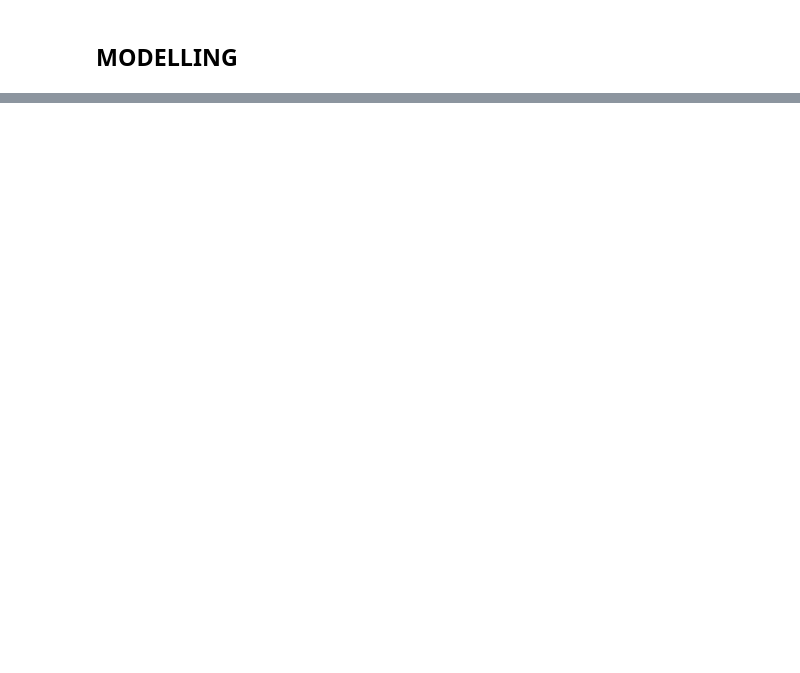
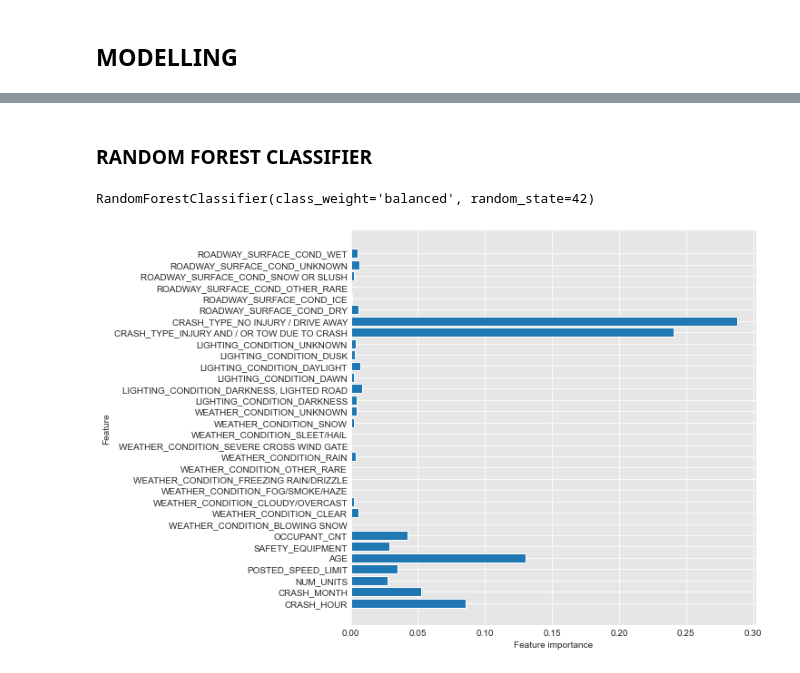
Before and after one commit to Victor-Mufasa/Phase-4-Project, a Jupyter notebook: index.ipynb, the cells around one changed output, grey strips where cells are left out. Drawn from its saved outputs; the diff is of its cells as text; code cells hidden in the pictures; blank space fills up the shorter version.

Commit message:
Did predictive modelling Random Forest and extreme gradient boosting

```diff
--- a/index.ipynb
+++ b/index.ipynb
@@ -445,0 +443,16 @@ memory usage: 5.5+ MB
+# %%
+# Data types selection.
+X_train_cat=X_train.select_dtypes(exclude=['int64','float64']).copy()
+X_train_num=X_train.select_dtypes(include=['int64','float64']).copy()
+# %%
+# Scaling and encoding the train data.
+scaler=StandardScaler()
+X_train_scaled=pd.DataFrame(scaler.fit_transform(X_train_num), index=X_train_num.index, columns=X_train_num.columns)
+ohe = OneHotEncoder(sparse=False, handle_unknown='ignore')
+X_train_ohe_array = ohe.fit_transform(X_train_cat)
+column_names = []
+for i, cats in enumerate(ohe.categories_):
+    column_names.extend([f"{X_train_cat.columns[i]}_{cat}" for cat in cats[:]])
+
+X_train_ohe = pd.DataFrame(X_train_ohe_array, index=X_train_cat.index, columns=column_names)
+X_train_ohe.head()
@@ -445,0 +467,4 @@ memory usage: 5.5+ MB
+# %%
+# Merging columns.
+X_train_full=pd.concat([X_train_scaled, X_train_ohe], axis=1)
+X_train_full.head()
@@ -445,0 +514,20 @@ memory usage: 5.5+ MB
+# %% [markdown]
+### RANDOM FOREST CLASSIFIER
+# %%
+# Instantiating a Random Forest Classifier
+rf_clf=RandomForestClassifier(class_weight='balanced', random_state=42)
+rf_clf.fit(X_train_full, y_train)
+# %% [output]
+RandomForestClassifier(class_weight='balanced', random_state=42)
+# %%
+def plot_feature_importances(model):
+    n_features = X_train_full.shape[1]
+    plt.figure(figsize=(8,8))
+    plt.barh(range(n_features), model.feature_importances_, align='center')
+    plt.yticks(np.arange(n_features), X_train_full.columns.values)
+    plt.xlabel('Feature importance')
+    plt.ylabel('Feature')
+
+plot_feature_importances(rf_clf)
+# %% [output]
+[figure, added]
```
Also changed, not shown: parts of 63 cells of this notebook.
